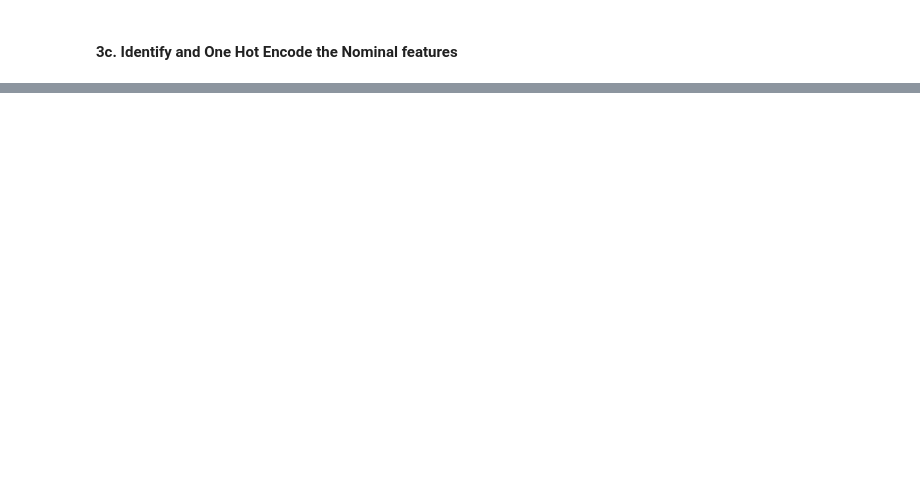
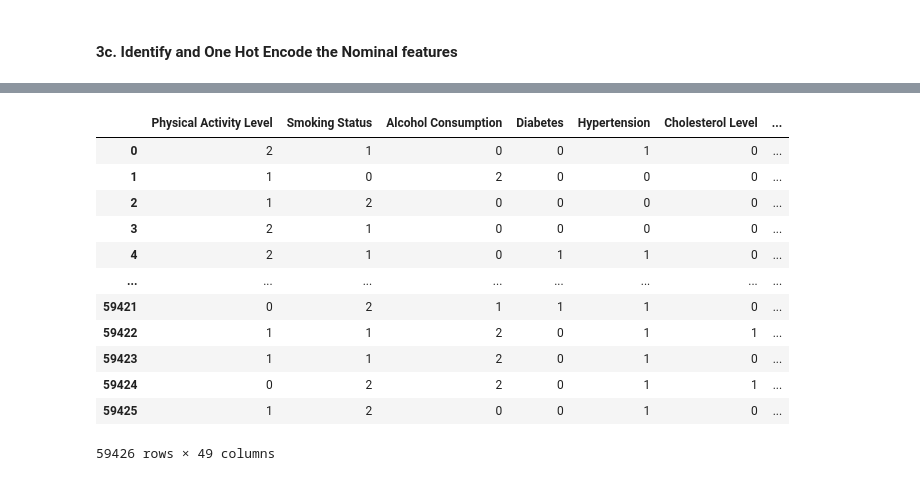
Before and after one commit to el337-Eric-Liu/DS644-102-Eric-Liu, a Jupyter notebook: DS644 - Alzheimer Prediction - Eric Liu.ipynb, the cells around one changed output, grey strips where cells are left out. Drawn from its saved outputs; the diff is of its cells as text; code cells hidden in the pictures; blank space fills up the shorter version.

```diff
--- a/DS644 - Alzheimer Prediction - Eric Liu.ipynb
+++ b/DS644 - Alzheimer Prediction - Eric Liu.ipynb
@@ -172,2 +182,10 @@ df
 # %% [markdown]
 #### **3c. Identify and One Hot Encode the Nominal features**
+# %%
+ohe = OneHotEncoder(handle_unknown='ignore', sparse_output = False).set_output(transform ='pandas')
+Ohetransform = ohe.fit_transform(X_train[['Country', 'Gender', 'Employment Status', 'Marital Status', 'Urban vs Rural Living']]).astype('int64')
+
+#Updating original table with OneHotEncode
+X_train = pd.concat([X_train, Ohetransform], axis=1).drop(errors='ignore', columns = ['Country', 'Gender', 'Employment Status', 'Marital Status', 'Urban vs Rural Living'])
+X_test = pd.concat([X_test, Ohetransform], axis=1).drop(errors='ignore', columns = ['Country', 'Gender', 'Employment Status', 'Marital Status', 'Urban vs Rural Living'])
+X_train
@@ -173,0 +208,5 @@ df
+# %%
+col_numerical_only = ['Age', 'Education Level', 'BMI', 'Cognitive Test Score']
+X_train_numerical = pd.DataFrame(X_train, columns=col_numerical_only)
+X_test_numerical = pd.DataFrame(X_test, columns=col_numerical_only)
+X_train_numerical
@@ -173,0 +227,5 @@ df
+# %%
+scaler = StandardScaler()
+X_train_numerical_scaled = pd.DataFrame(scaler.fit_transform(X_train_numerical), columns = col_numerical_only).reset_index(drop=True)
+X_test_numerical_scaled = pd.DataFrame(scaler.transform(X_test_numerical), columns = col_numerical_only).reset_index(drop=True)
+X_train_numerical_scaled
@@ -174 +246,22 @@ df
+# %%
+X_train = X_train.drop(errors='ignore', columns = col_numerical_only).reset_index(drop=True)
+X_test = X_test.drop(errors='ignore', columns = col_numerical_only).reset_index(drop=True)
+
+X_train_scaled = pd.concat([X_train, X_train_numerical_scaled], axis=1)
+X_test_scaled = pd.concat([X_test, X_test_numerical_scaled], axis=1)
+X_train_scaled
+# %% [output]
+|  | Physical Activity Level | Smoking Status | Alcohol Consumption | Diabetes | Hypertension | Cholesterol Level | ... |
+| 0 | 2 | 1 | 0 | 0 | 1 | 0 | ... |
+| 1 | 1 | 0 | 2 | 0 | 0 | 0 | ... |
+| 2 | 1 | 2 | 0 | 0 | 0 | 0 | ... |
+| 3 | 2 | 1 | 0 | 0 | 0 | 0 | ... |
+| 4 | 2 | 1 | 0 | 1 | 1 | 0 | ... |
+| ... | ... | ... | ... | ... | ... | ... | ... |
+| 59421 | 0 | 2 | 1 | 1 | 1 | 0 | ... |
+| 59422 | 1 | 1 | 2 | 0 | 1 | 1 | ... |
+| 59423 | 1 | 1 | 2 | 0 | 1 | 0 | ... |
+| 59424 | 0 | 2 | 2 | 0 | 1 | 1 | ... |
+| 59425 | 1 | 2 | 0 | 0 | 1 | 0 | ... |
+59426 rows × 49 columns
 # %% [markdown]
```
Also changed, not shown: parts of 14 cells of this notebook.
